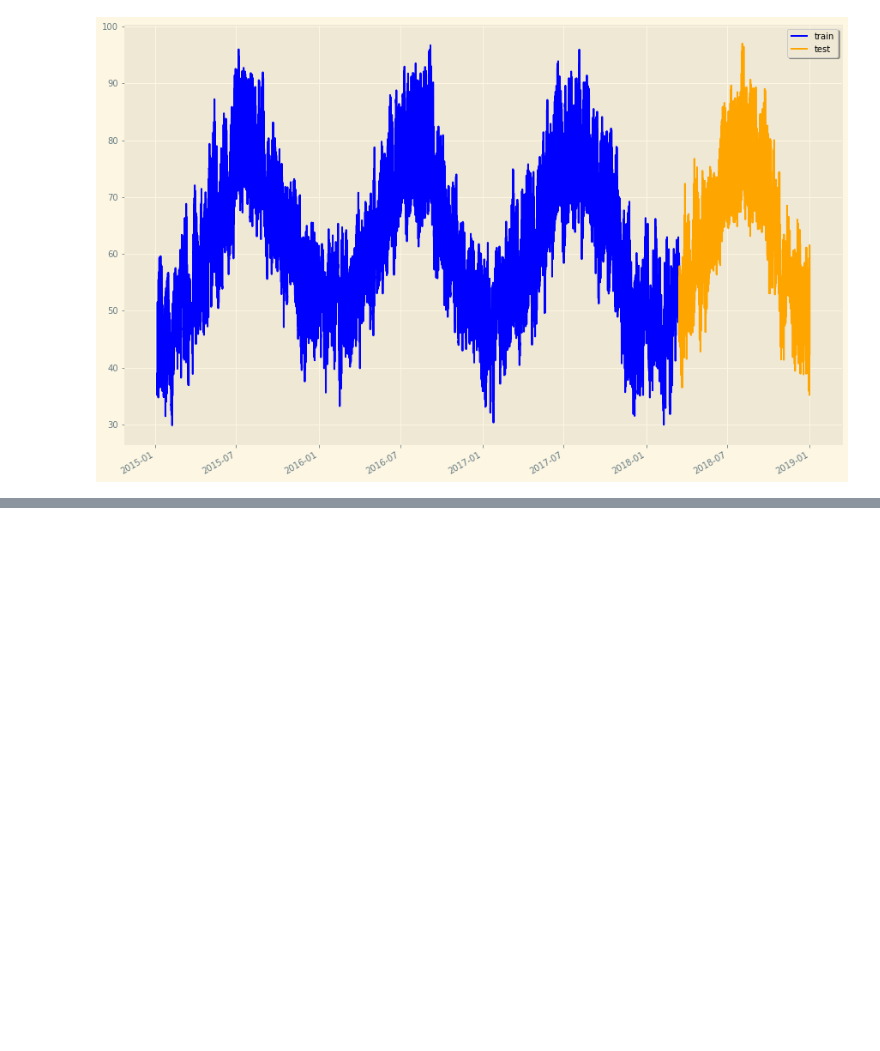
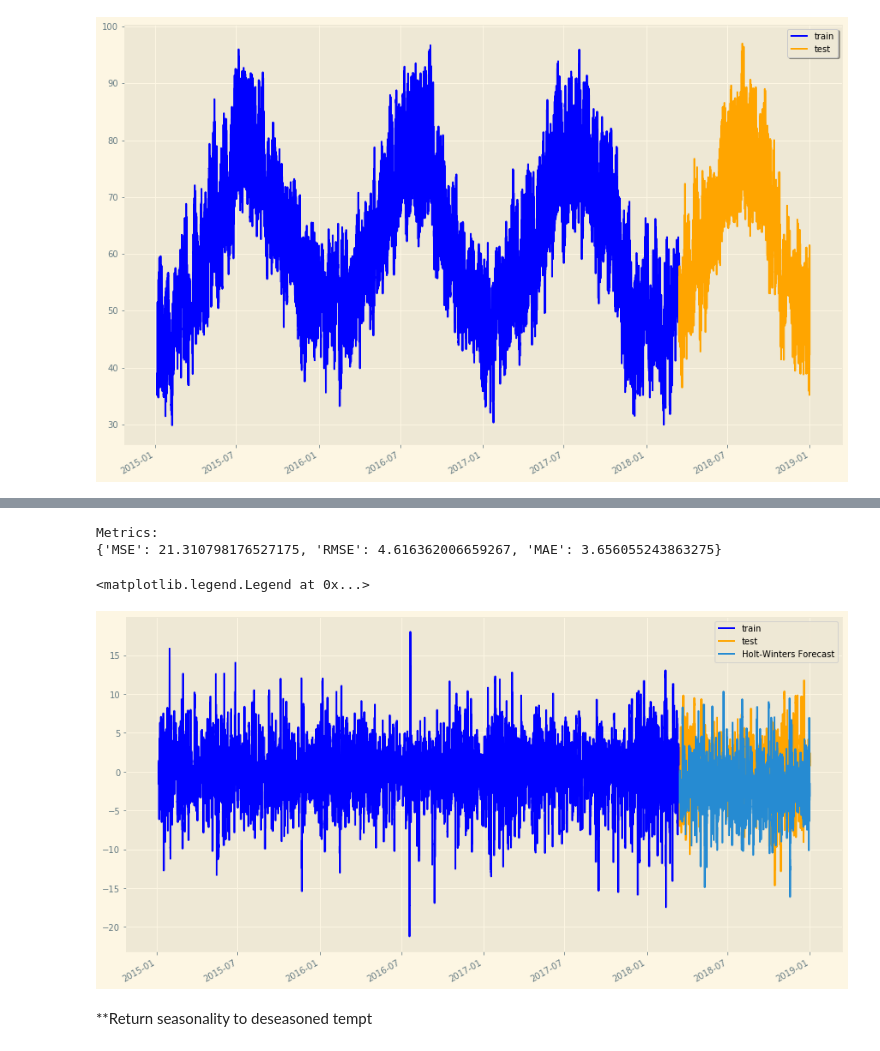
Before and after one commit to KishenSharma6/SpainEnergyAnalysis, a Jupyter notebook: Project Codes/04_Modeling/2020_0513_Temperature_Modeling.ipynb, the cells around one changed output, grey strips where cells are left out. Saved outputs shown, nothing was run; the diff lists cells and outputs as text; code cells hidden in the pictures; blank space fills up the shorter version.

```diff
--- a/Project Codes/04_Modeling/2020_0513_Temperature_Modeling.ipynb
+++ b/Project Codes/04_Modeling/2020_0513_Temperature_Modeling.ipynb
@@ -89,0 +142,23 @@ also need to calculte metrics
+# %%
+hw = ExponentialSmoothing(train.temp_deseasoned1.values, seasonal = 'add', seasonal_periods=24*7*52).fit()
+pred = hw.forecast(len(test))
+
+#Evaluate model
+print('Metrics:\n{}'.format(model_performance(pred, test.temp_deseasoned1)))
+# %% [output]
+Metrics:
+{'MSE': 21.310798176527175, 'RMSE': 4.616362006659267, 'MAE': 3.656055243863275}
+# %%
+f, ax = plt.subplots(figsize = (15,8))
+
+timeseries_plot(train.temp_deseasoned1, color = 'blue', ax=ax, label = 'train')
+timeseries_plot(test.temp_deseasoned1, color = 'orange', ax = ax, legend = True,label = 'test')
+
+ax.plot(test.index, pred, label = 'Holt-Winters Forecast')
+
+ax.legend()
+# %% [output]
+<matplotlib.legend.Legend at 0x...>
+[figure, added]
+# %% [markdown]
+**Return seasonality to deseasoned tempt
```
Also changed, not shown: parts of 26 cells of this notebook.
